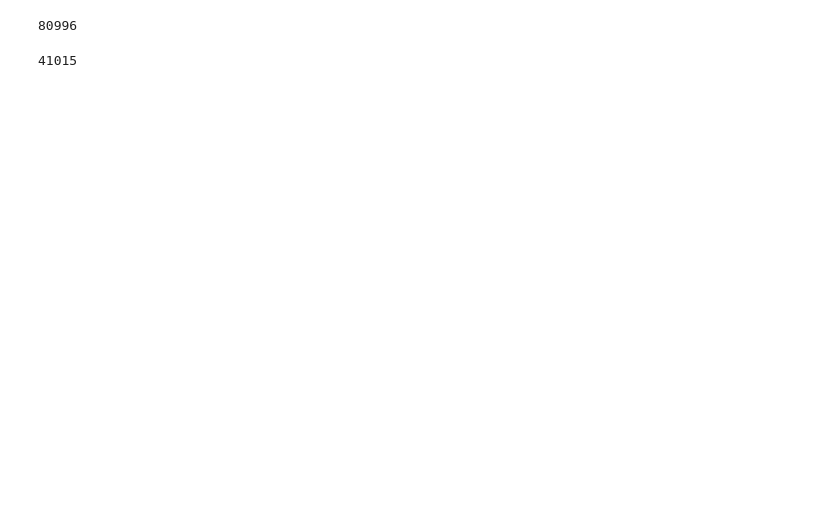
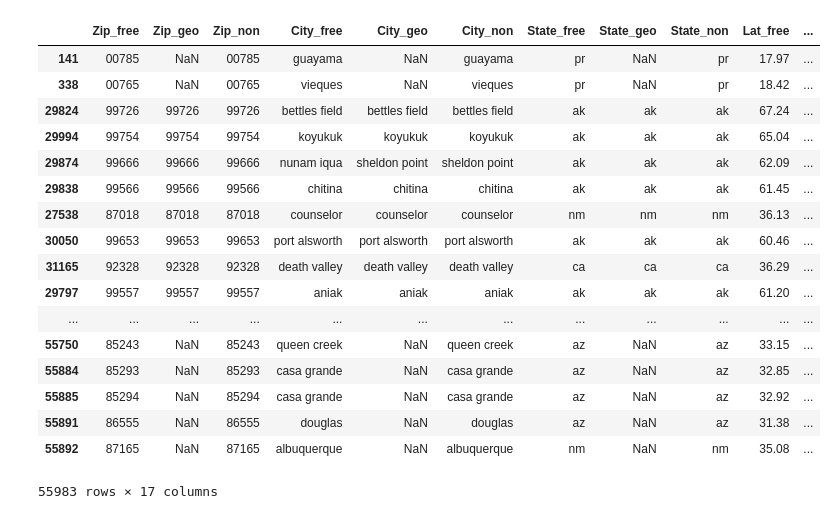
Before and after one commit to wrobstory/zipwhich, a Jupyter notebook: ZipComparo.ipynb, the cells around one changed output. Drawn from its saved outputs; the diff is of its cells as text; code cells hidden in the pictures; blank space fills up the shorter version.

```diff
--- a/ZipComparo.ipynb
+++ b/ZipComparo.ipynb
@@ -177,5 +197,6 @@ merged_non_free_zip[~merged_non_free_zip['Zipcode'].isin(merged_non_free_zip_sta
 # Merge all the things
 merged_all = pd.merge(merged_non_free_zip, merged_zip,
                       how='left',
-                      left_on=['Zipcode', 'City', 'State'],
-                      right_on=['Zipcode', 'City', 'State'])
+                      left_on=['Zip_free', 'City_free', 'State_free'],
+                      right_on=['Zip_free', 'City_free', 'State_free'])
+merged_all
@@ -203,4 +221,0 @@ merged_all
-# %%
-len(merged_all)
-# %% [output]
-80996
@@ -226,4 +222,59 @@ primary_zips = master_zips[mask]
-# %%
-len(primary_zips)
-# %% [output]
-41015
+# %%
+master_zips = merged_all[['Zip_free', 'Zip_geo', 'Zip_non',
+                          'City_free', 'City_geo', 'City_non',
+                          'State_free', 'State_geo', 'State_non',
+                          'Lat_free_x', 'Lat_geo', 'Lat_non',
+                          'Lon_free_x', 'Lon_geo', 'Lon_non']]
+master_zips = master_zips.rename(columns={'Lon_free_x': 'Lon_free',
+                                          'Lat_free_x': 'Lat_free'})
+# %%
+# Let's check the max Haversine distance between points
+def check_haversine(row):
+    """
+    Great circle distance between our Lat/Lon points (dec degrees)
+    """
+    # Convert to Radians
+    rad_lat_1, rad_lon_1 = map(radians, [row['Lat_free'], row['Lon_free']])
+    rad_lat_2, rad_lon_2 = map(radians, [row['Lat_geo'], row['Lon_geo']])
+    rad_lat_3, rad_lon_3 = map(radians, [row['Lat_non'], row['Lon_non']])
+
+    # 1 vs 2, 1 vs 3, 2 vs 3
+    pairs = [(rad_lat_1, rad_lon_1, rad_lat_2, rad_lon_2),
+             (rad_lat_1, rad_lon_1, rad_lat_3, rad_lon_3),
+             (rad_lat_2, rad_lon_2, rad_lat_3, rad_lon_3)]
+
+    # Only get pairs that don't have nan vals
+    filtered_pairs = filter(lambda x: not any(map(np.isnan, x)), pairs)
+
+    def get_dist(lat_1, lon_1, lat_2, lon_2):
+        under_root = (sin((lat_2 - lat_1)/2)**2 +
+                      cos(lat_1) * cos(lat_2) * sin((lon_2 - lon_1)/2)**2)
+        # 6367 = Earth radius in kilometers
+        return 6367 * 2 * asin(sqrt(under_root))
+
+    row['Max_Haversine_Dist'] = max([get_dist(*pair) for pair in filtered_pairs])
+    row['Min_Haversine_Dist'] = min([get_dist(*pair) for pair in filtered_pairs])
+    return row
+
+master_zips = master_zips.apply(check_haversine, axis=1)
+# %%
+master_zips.sort(['Min_Haversine_Dist', 'Max_Haversine_Dist'], ascending=False)
+# %% [output]
+|  | Zip_free | Zip_geo | Zip_non | City_free | City_geo | City_non | State_free | State_geo | State_non | Lat_free | ... |
+| 141 | 00785 | NaN | 00785 | guayama | NaN | guayama | pr | NaN | pr | 17.97 | ... |
+| 338 | 00765 | NaN | 00765 | vieques | NaN | vieques | pr | NaN | pr | 18.42 | ... |
+| 29824 | 99726 | 99726 | 99726 | bettles field | bettles field | bettles field | ak | ak | ak | 67.24 | ... |
+| 29994 | 99754 | 99754 | 99754 | koyukuk | koyukuk | koyukuk | ak | ak | ak | 65.04 | ... |
+| 29874 | 99666 | 99666 | 99666 | nunam iqua | sheldon point | sheldon point | ak | ak | ak | 62.09 | ... |
+| 29838 | 99566 | 99566 | 99566 | chitina | chitina | chitina | ak | ak | ak | 61.45 | ... |
+| 27538 | 87018 | 87018 | 87018 | counselor | counselor | counselor | nm | nm | nm | 36.13 | ... |
+| 30050 | 99653 | 99653 | 99653 | port alsworth | port alsworth | port alsworth | ak | ak | ak | 60.46 | ... |
+| 31165 | 92328 | 92328 | 92328 | death valley | death valley | death valley | ca | ca | ca | 36.29 | ... |
+| 29797 | 99557 | 99557 | 99557 | aniak | aniak | aniak | ak | ak | ak | 61.20 | ... |
+| ... | ... | ... | ... | ... | ... | ... | ... | ... | ... | ... | ... |
+| 55750 | 85243 | NaN | 85243 | queen creek | NaN | queen creek | az | NaN | az | 33.15 | ... |
+| 55884 | 85293 | NaN | 85293 | casa grande | NaN | casa grande | az | NaN | az | 32.85 | ... |
+| 55885 | 85294 | NaN | 85294 | casa grande | NaN | casa grande | az | NaN | az | 32.92 | ... |
+| 55891 | 86555 | NaN | 86555 | douglas | NaN | douglas | az | NaN | az | 31.38 | ... |
+| 55892 | 87165 | NaN | 87165 | albuquerque | NaN | albuquerque | nm | NaN | nm | 35.08 | ... |
+55983 rows × 17 columns
```
Also changed, not shown: parts of 16 cells of this notebook.
